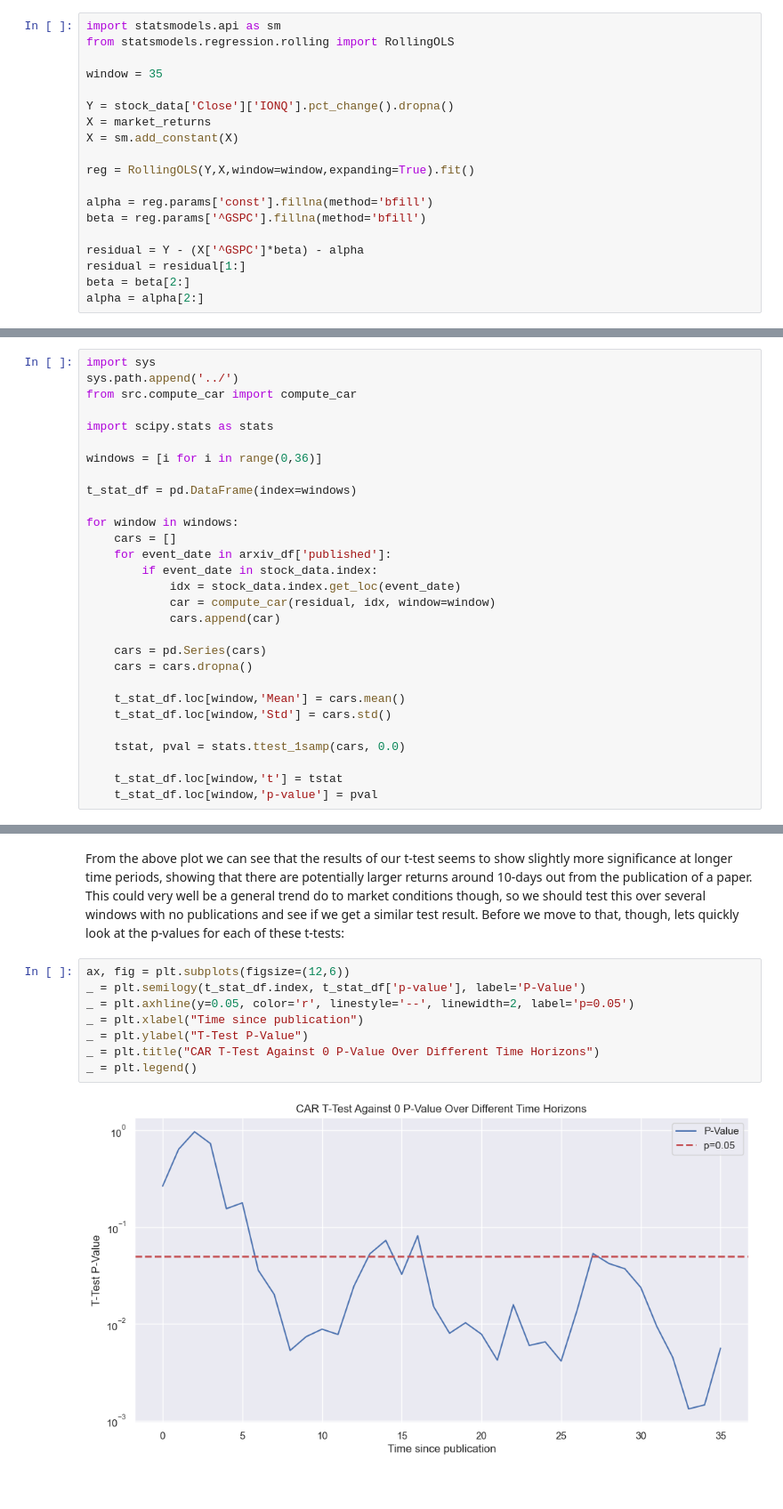
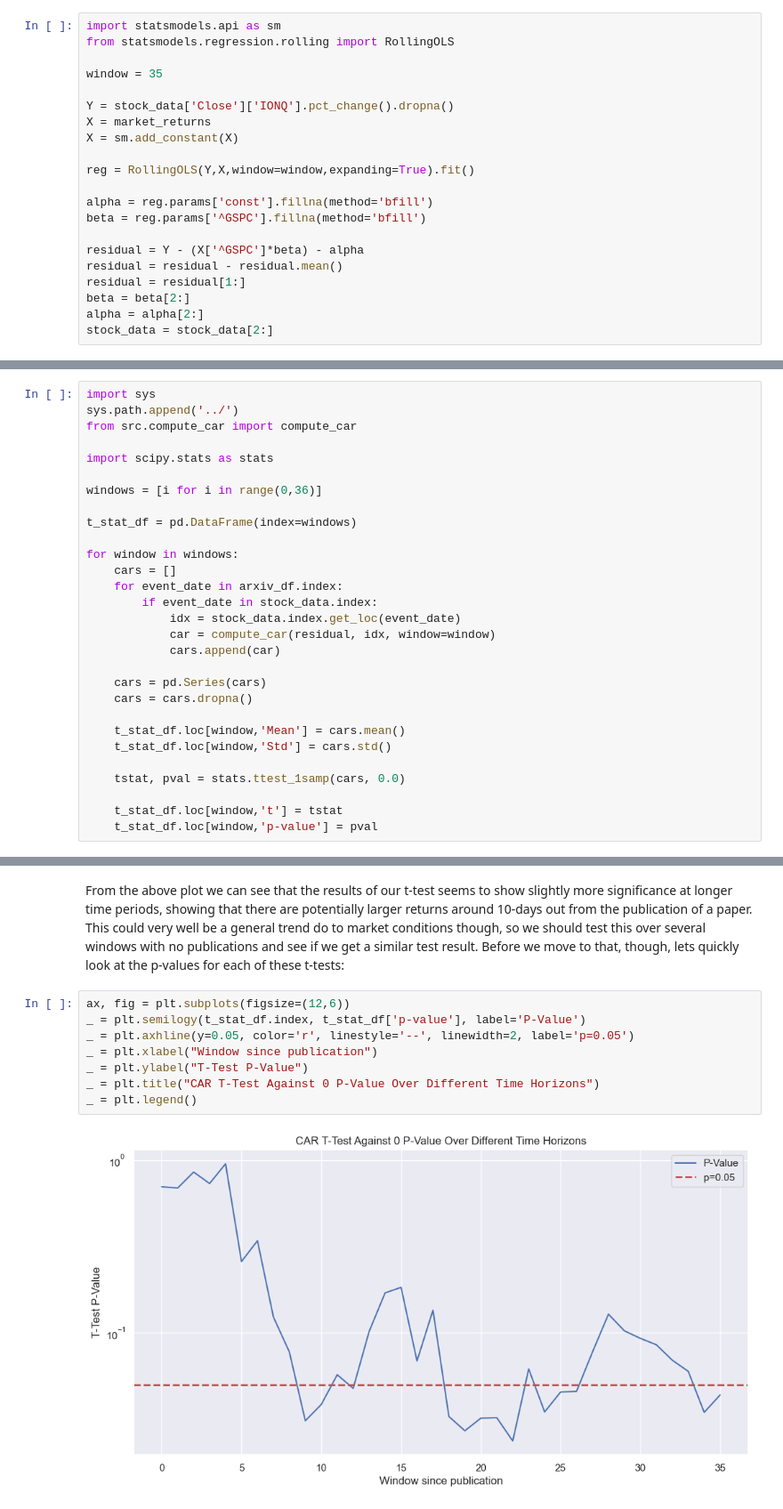
Before and after one commit to will-friend/QuantumSignalResearch, a Jupyter notebook: notebooks/02_IonQ_Rolling_Regression.ipynb, the cells around one changed output, grey strips where cells are left out. Shown at 89% size. Drawn from its saved outputs; the diff is of its cells as text; blank space fills up the shorter version.

```diff
--- a/notebooks/02_IonQ_Rolling_Regression.ipynb
+++ b/notebooks/02_IonQ_Rolling_Regression.ipynb
@@ -37,9 +37,11 @@ alpha = reg.params['const'].fillna(method='bfill')
 beta = reg.params['^GSPC'].fillna(method='bfill')
 
 residual = Y - (X['^GSPC']*beta) - alpha
+residual = residual - residual.mean()
 residual = residual[1:]
 beta = beta[2:]
 alpha = alpha[2:]
+stock_data = stock_data[2:]
 # %% [markdown]
 We can quickly visualize the regression residual (or the abnormal returns), as well as our regression parameters:
 # %%
@@ -76,7 +78,7 @@ t_stat_df = pd.DataFrame(index=windows)
 
 for window in windows:
     cars = []
-    for event_date in arxiv_df['published']:
+    for event_date in arxiv_df.index:
         if event_date in stock_data.index:
             idx = stock_data.index.get_loc(event_date)
             car = compute_car(residual, idx, window=window)
@@ -105,10 +107,10 @@ From the above plot we can see that the results of our t-test seems to show slig
 # %%
 ax, fig = plt.subplots(figsize=(12,6))
 _ = plt.semilogy(t_stat_df.index, t_stat_df['p-value'], label='P-Value')
 _ = plt.axhline(y=0.05, color='r', linestyle='--', linewidth=2, label='p=0.05')
-_ = plt.xlabel("Time since publication")
+_ = plt.xlabel("Window since publication")
 _ = plt.ylabel("T-Test P-Value")
 _ = plt.title("CAR T-Test Against 0 P-Value Over Different Time Horizons")
 _ = plt.legend()
 # %% [output]
-[figure, old version]
+[figure, new version]
```
Also changed, not shown: parts of 5 cells of this notebook, 3 other files.
